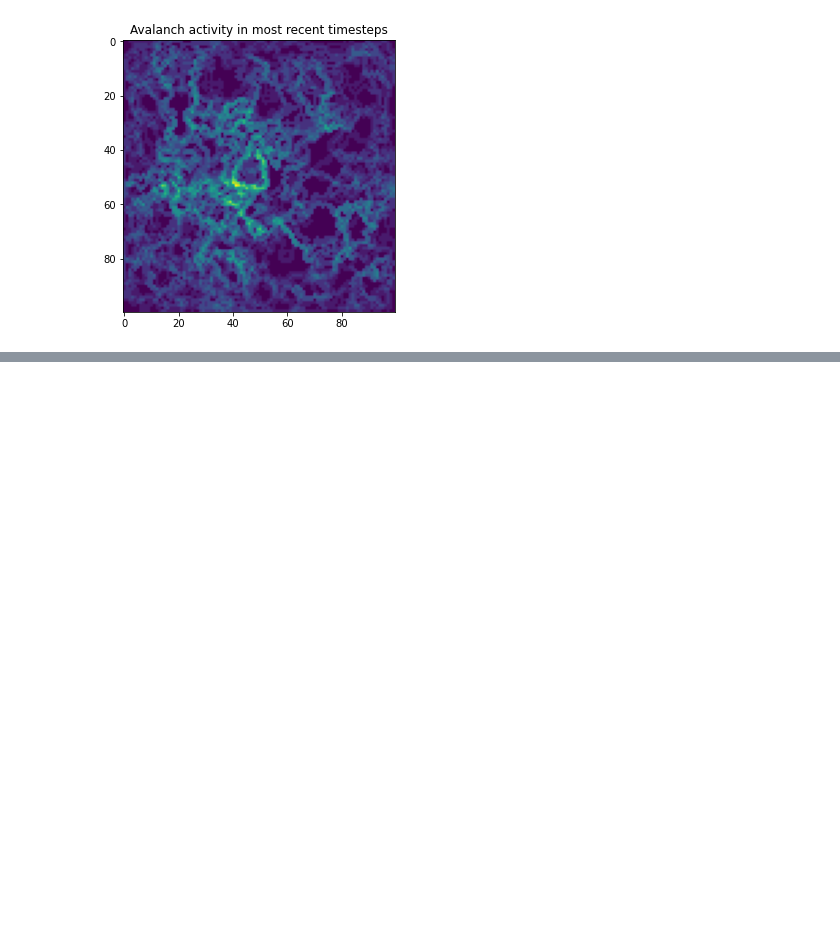
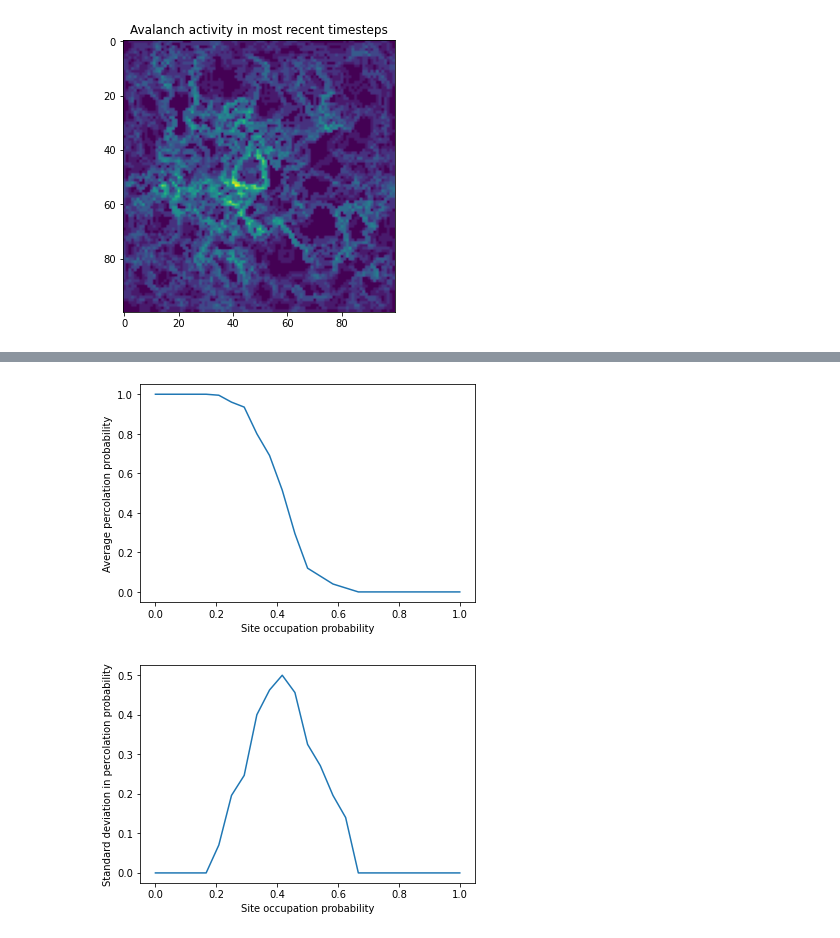
Before and after one commit to adamscottc/chpy, a Jupyter notebook: HW1_Adam_Christensen.ipynb, the cells around one changed output, grey strips where cells are left out. Cells and saved outputs as stored; diff of their text form; code cells hidden in the pictures; blank space fills up the shorter version.

```diff
--- a/HW1_Adam_Christensen.ipynb
+++ b/HW1_Adam_Christensen.ipynb
@@ -256,0 +293,28 @@ array([[2, 1, 1, 2, 2, 1, 2, 1, 1, 2, 1, 2, 2, 1, 2, 2, 2, 1, 1, 1],
+# %%
+pvals = np.linspace(0,1,25)
+n_reps = 200
+
+
+all_percolations = list()
+for p in pvals:
+    all_replicates = list()
+    for i in range(n_reps):
+        model = PercolationSimulation(10, p=p)
+        all_replicates.append(model.percolate())
+    all_percolations.append(all_replicates)
+
+
+plt.figure()
+plt.plot(pvals, np.mean(np.array(all_percolations), axis=1))
+plt.xlabel('Site occupation probability')
+plt.ylabel('Average percolation probability')
+
+plt.figure()
+plt.plot(pvals, np.std(np.array(all_percolations),axis=1))
+plt.xlabel('Site occupation probability')
+plt.ylabel('Standard deviation in percolation probability')
+
+plt.show()
+# %% [output]
+[figure, added]
+[figure, added]
```
Also changed, not shown: parts of 12 cells of this notebook.
